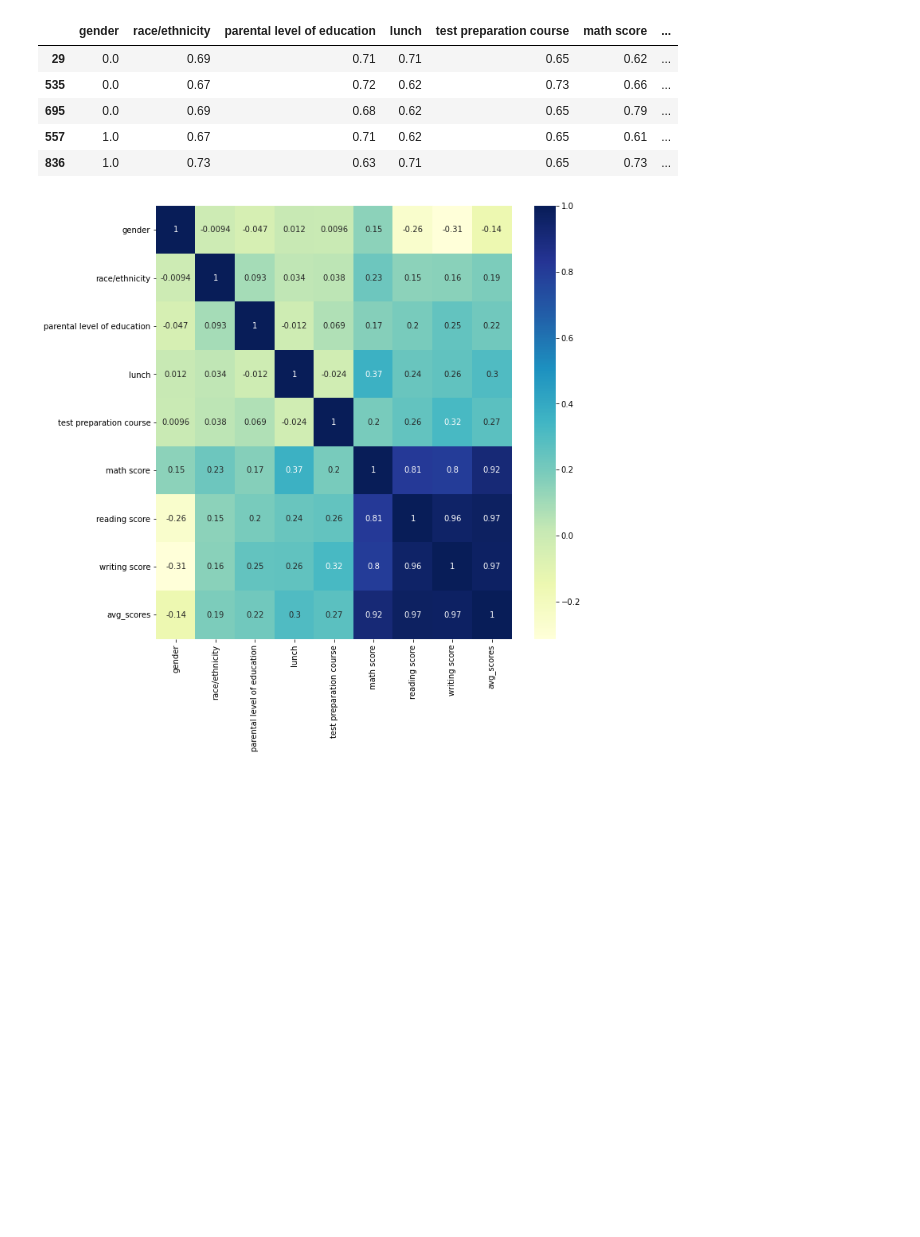
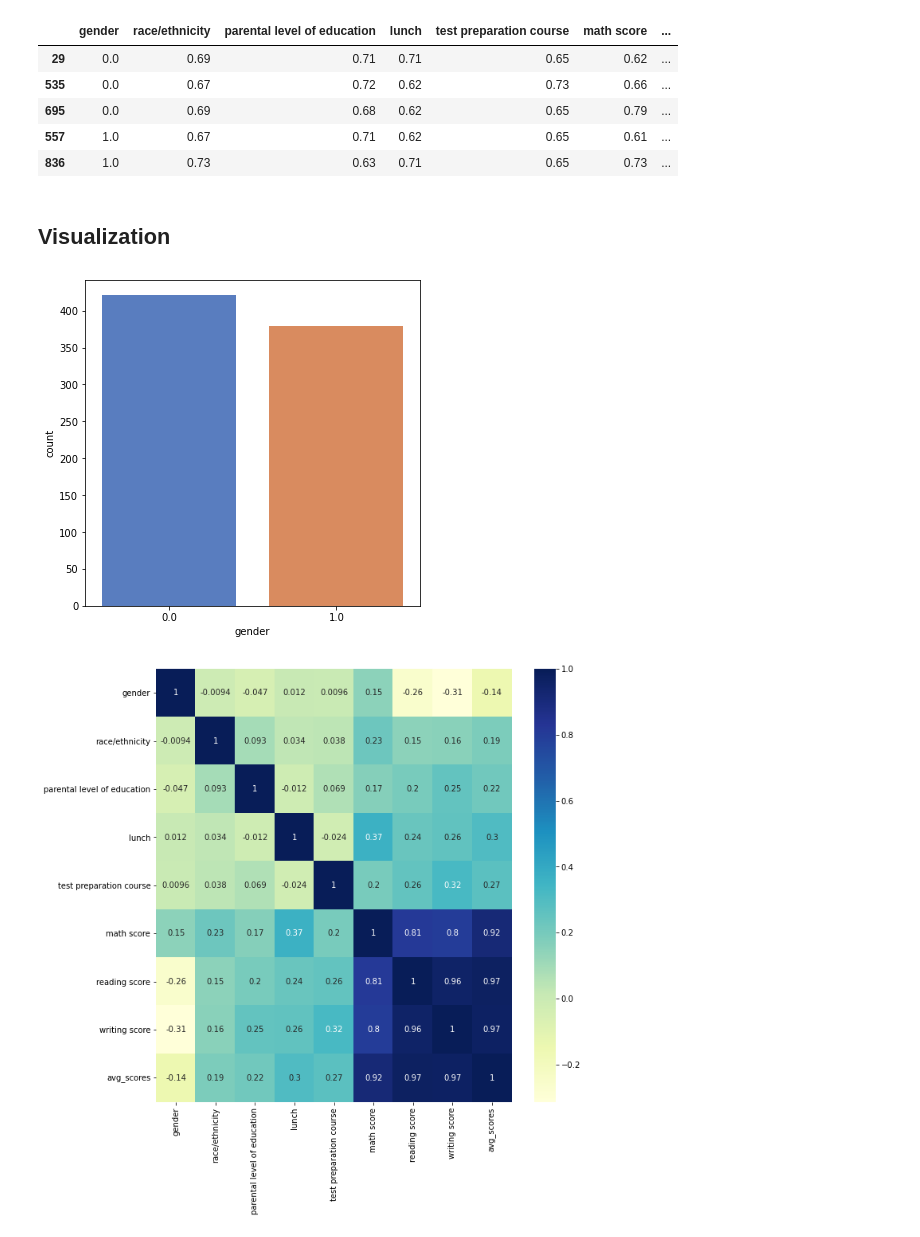
Before and after one commit to Yehudit-Brickner/data_science_end_of_year1_project, a Jupyter notebook: data science part 1 end of year.ipynb, the cells around one changed output. Saved outputs shown, nothing was run; the diff lists cells and outputs as text; code cells hidden in the pictures; blank space fills up the shorter version.

Commit message:
added some graphes

```diff
--- a/data science part 1 end of year.ipynb
+++ b/data science part 1 end of year.ipynb
@@ -185,6 +185,15 @@ dtype: object
 | 695 | 0.0 | 0.69 | 0.68 | 0.62 | 0.65 | 0.79 | ... |
 | 557 | 1.0 | 0.67 | 0.71 | 0.62 | 0.65 | 0.61 | ... |
 | 836 | 1.0 | 0.73 | 0.63 | 0.71 | 0.65 | 0.73 | ... |
+# %% [markdown]
+## Visualization
+# %%
+plt.figure(figsize=(6,6))
+
+p = sns.countplot(x="gender", data = train_set, palette="muted")
+a=plt.setp(p.get_xticklabels(), rotation=0)
+# %% [output]
+[figure, added]
 # %%
 # corralation matrix
 
```
Also changed, not shown: parts of 1 cell of this notebook, 3 other files.
